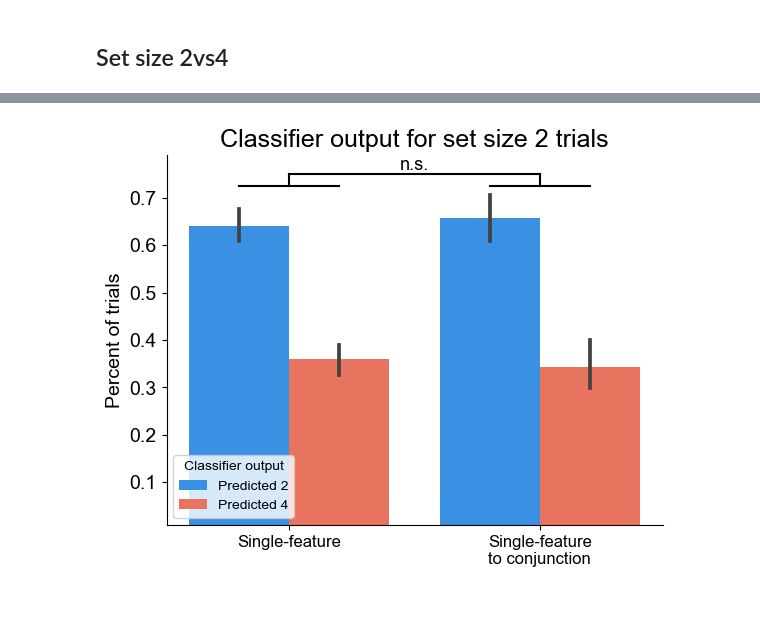
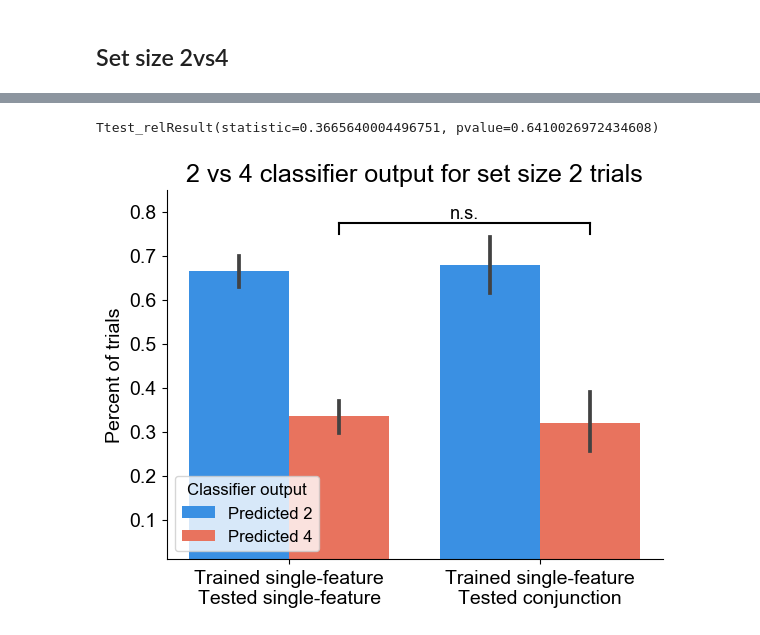
Before and after one commit to WilliamThyer/Thyer-et-al-2021, a Jupyter notebook: decode_load_preds_dont_double.ipynb, the cells around one changed output, grey strips where cells are left out. Cells and saved outputs as stored; diff of their text form; code cells hidden in the pictures; blank space fills up the shorter version.

Commit message:
plotting changes

```diff
--- a/decode_load_preds_dont_double.ipynb
+++ b/decode_load_preds_dont_double.ipynb
@@ -242,15 +245,15 @@ plt.show()
 # %% [markdown]
 ## Set size 2vs4
 # %%
-# get normalized prediction rates for set sizes 1&2 in single feature and single feature to conjunction anlyses
-conj_ss12 = get_norm_sub_means(conj_conf,0)
-single_ss12 = get_norm_sub_means(sing_conf,0)
+# get normalized prediction rates for set sizes 2&4 in single feature and single feature to conjunction anlyses
+conj_ss24 = get_norm_sub_means(conj_conf,1)
+single_ss24 = get_norm_sub_means(sing_conf,1)
 
 # put into dataframe
-percent_predicted = np.concatenate((single_ss12[:,0],single_ss12[:,1],conj_ss12[:,0],conj_ss12[:,1]))
+percent_predicted = np.concatenate((single_ss24[:,0],single_ss24[:,1],conj_ss24[:,0],conj_ss24[:,1]))
 feat = np.repeat(['single','conj'],40)
 ss = np.repeat(['Predicted 2','Predicted 4','Predicted 2','Predicted 4'],20)
-subs = np.tile(np.arange(single_ss12.shape[0]),4)
+subs = np.tile(np.arange(single_ss24.shape[0]),4)
 
 df = pd.DataFrame()
 df['subs'] = subs
@@ -291,33 +289,39 @@ ss:feat  0.3409 1.0000 19.0000 0.5662
+# %%
+sista.ttest_rel(
+    a=df_4[df_4.feat=='single']['percent_predicted'],
+    b=df_4[df_4.feat=='conj']['percent_predicted'],
+    alternative='less')
+# %% [output]
+Ttest_relResult(statistic=0.3665640004496751, pvalue=0.6410026972434608)
 # %%
 my_pal = {"Predicted 2": "dodgerblue", "Predicted 4": "tomato"}
 
 ax = sns.barplot(x='feat',y='percent_predicted',hue=ss,data=df,palette=my_pal)
 
 # Add some text for labels, title and custom x-axis tick labels, etc.
-plt.title('Classifier output for set size 2 trials',fontsize=18)
+plt.title('2 vs 4 classifier output for set size 2 trials',fontsize=18)
 ax.set_ylabel('Percent of trials', fontsize=14)
 ax.set_xlabel('')
-ax.set_xticklabels(['Single-feature','Single-feature\nto conjunction'])
+ax.set_xticklabels(['Trained single-feature\nTested single-feature','Trained single-feature\nTested conjunction'])
 
 ax.spines['right'].set_visible(False)
 ax.spines['top'].set_visible(False)
 ax.yaxis.set_ticks_position('left')
 ax.xaxis.set_ticks_position('bottom')
-plt.setp(ax.get_xticklabels(), fontsize=12);
+plt.setp(ax.get_xticklabels(), fontsize=14);
 plt.setp(ax.get_yticklabels(), fontsize=14);
-plt.legend(loc='lower left',fontsize=10,title='Classifier output')
+leg = plt.legend(loc='lower left',fontsize=12,title='Classifier output')
+plt.setp(leg.get_title(),fontsize=12)
 
-ax.plot([-.2,.2],[.725,.725],c='k')
-ax.plot([.8,1.2],[.725,.725],c='k')
-ax.plot([0,0],[.725,.75],c='k')
-ax.plot([1,1],[.725,.75],c='k')
-ax.plot([0,1],[.75,.75],c='k')
-ax.text(.5,.76,'n.s.',fontsize=13,ha='center')
-plt.ylim([0.01,.79])
+ax.plot([.2,.2],[.75,.775],c='k')
+ax.plot([1.2,1.2],[.75,.775],c='k')
+ax.plot([.2,1.2],[.775,.775],c='k')
+ax.text(.7,.785,'n.s.',fontsize=13,ha='center')
+plt.ylim([0.01,.85])
 
-# plt.savefig('output/figures/preds_dont_double.png',dpi=500)
-# plt.savefig('output/figures/preds_dont_double.pdf',dpi=500)
+plt.savefig('output/figures/preds_dont_double_24.png',dpi=500)
+plt.savefig('output/figures/preds_dont_double_24.pdf',dpi=500)
 
 plt.show()
 # %% [output]
-[figure, old version]
+[figure, new version]
```
Also changed, not shown: parts of 6 cells of this notebook.
